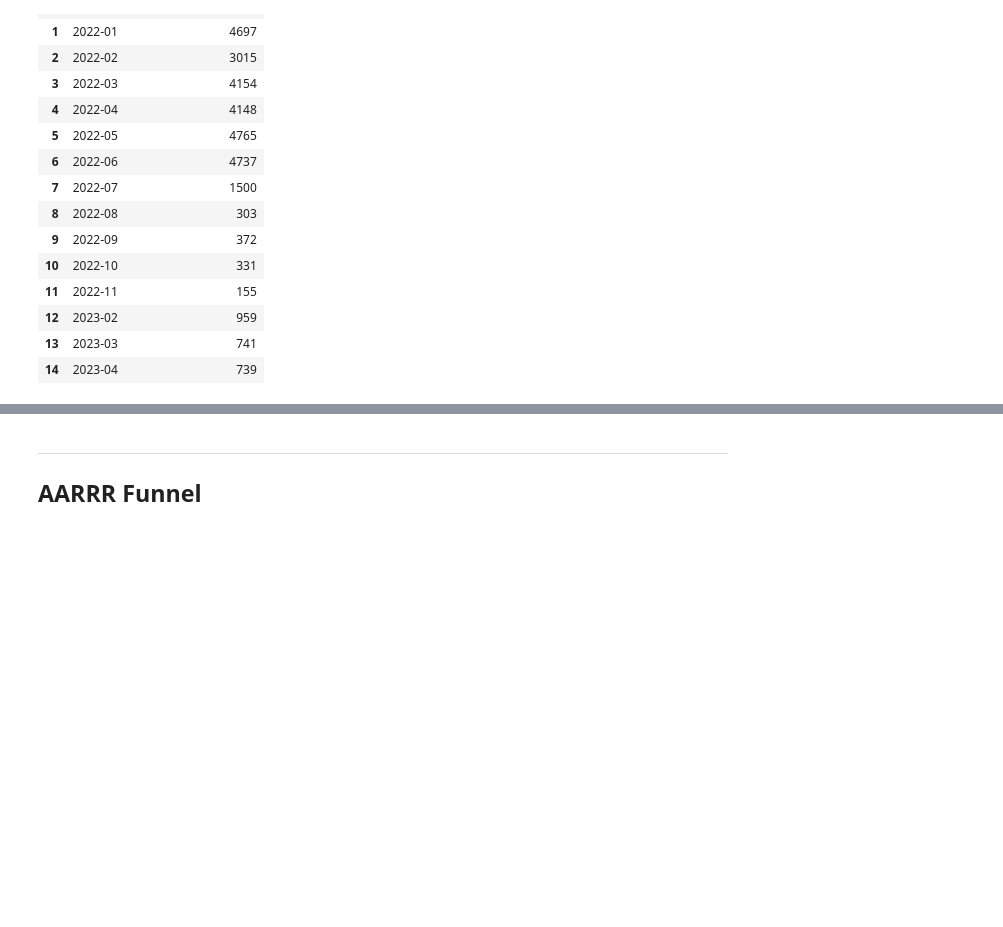
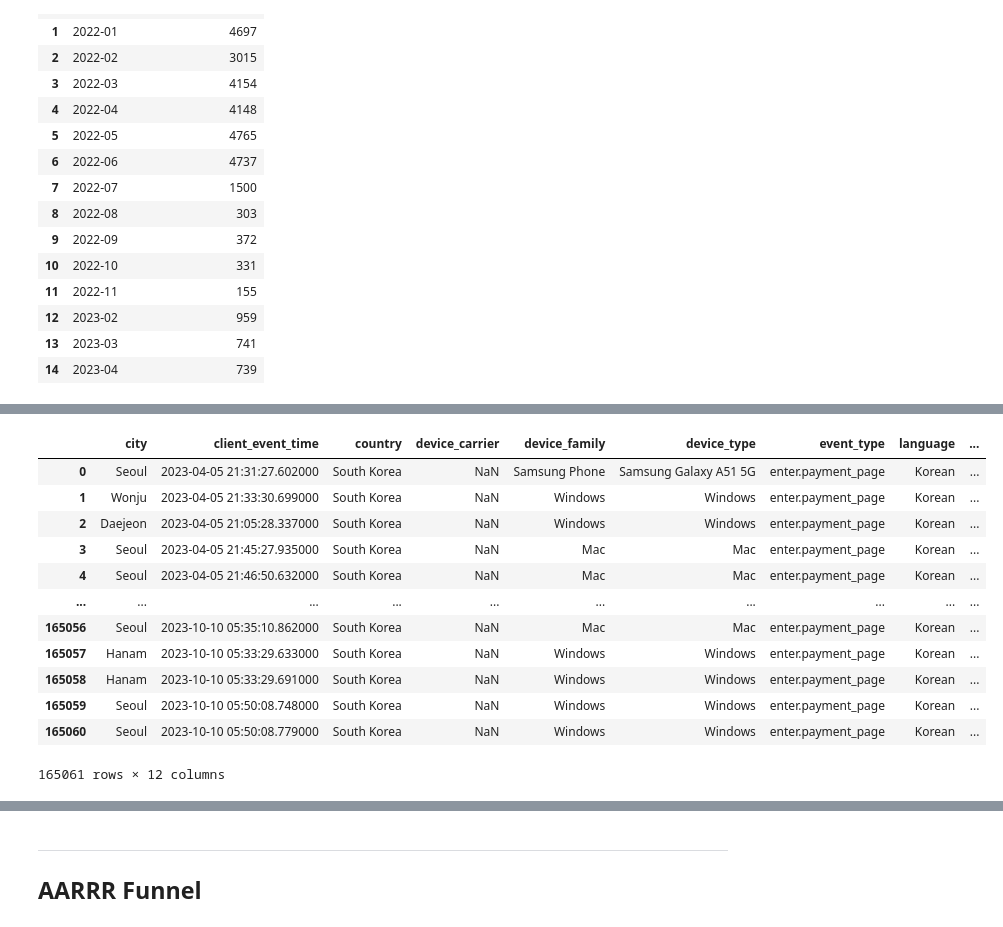
Before and after one commit to saeraniren/intermediate_project, a Jupyter notebook: lwc_main.ipynb, the cells around one changed output, grey strips where cells are left out. Cells and saved outputs as stored; diff of their text form; code cells hidden in the pictures; blank space fills up the shorter version.

```diff
--- a/lwc_main.ipynb
+++ b/lwc_main.ipynb
@@ -1276,0 +1278,17 @@ free_trial_df_groupby
+# %%
+# 결제 페이지 진입
+payment_page_df
+# %% [output]
+|  | city | client_event_time | country | device_carrier | device_family | device_type | event_type | language | ... |
+| 0 | Seoul | 2023-04-05 21:31:27.602000 | South Korea | NaN | Samsung Phone | Samsung Galaxy A51 5G | enter.payment_page | Korean | ... |
+| 1 | Wonju | 2023-04-05 21:33:30.699000 | South Korea | NaN | Windows | Windows | enter.payment_page | Korean | ... |
+| 2 | Daejeon | 2023-04-05 21:05:28.337000 | South Korea | NaN | Windows | Windows | enter.payment_page | Korean | ... |
+| 3 | Seoul | 2023-04-05 21:45:27.935000 | South Korea | NaN | Mac | Mac | enter.payment_page | Korean | ... |
+| 4 | Seoul | 2023-04-05 21:46:50.632000 | South Korea | NaN | Mac | Mac | enter.payment_page | Korean | ... |
+| ... | ... | ... | ... | ... | ... | ... | ... | ... | ... |
+| 165056 | Seoul | 2023-10-10 05:35:10.862000 | South Korea | NaN | Mac | Mac | enter.payment_page | Korean | ... |
+| 165057 | Hanam | 2023-10-10 05:33:29.633000 | South Korea | NaN | Windows | Windows | enter.payment_page | Korean | ... |
+| 165058 | Hanam | 2023-10-10 05:33:29.691000 | South Korea | NaN | Windows | Windows | enter.payment_page | Korean | ... |
+| 165059 | Seoul | 2023-10-10 05:50:08.748000 | South Korea | NaN | Windows | Windows | enter.payment_page | Korean | ... |
+| 165060 | Seoul | 2023-10-10 05:50:08.779000 | South Korea | NaN | Windows | Windows | enter.payment_page | Korean | ... |
+165061 rows × 12 columns
```
Also changed, not shown: parts of 18 cells of this notebook.
